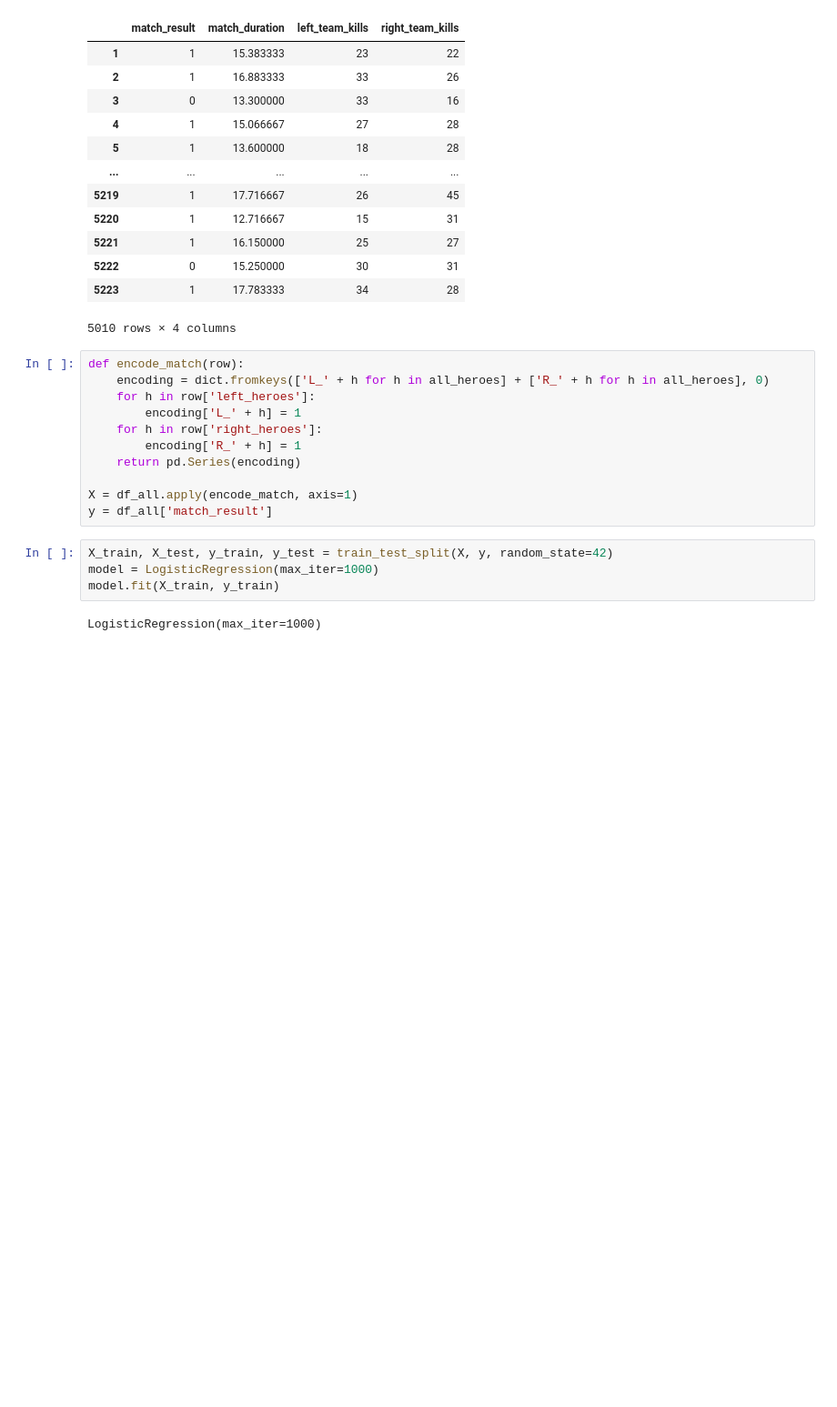
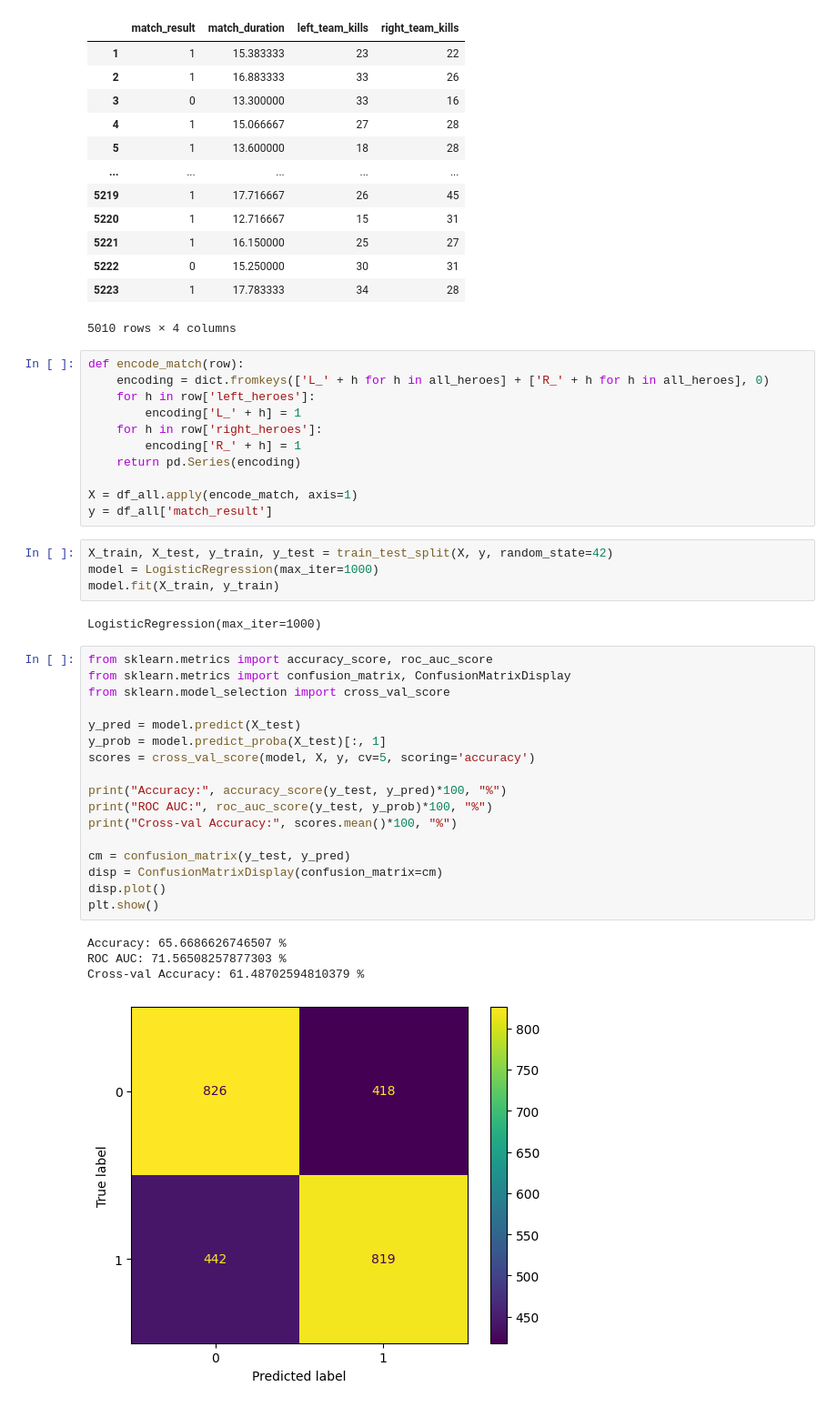
Before and after one commit to renasyan/datmin-tubes-mlbb, a Jupyter notebook: TUBES_DATMIN_MOBILE_LEGEND.ipynb, the cells around one changed output. Shown at 91% size. Drawn from its saved outputs; the diff is of its cells as text; blank space fills up the shorter version.

```diff
--- a/TUBES_DATMIN_MOBILE_LEGEND.ipynb
+++ b/TUBES_DATMIN_MOBILE_LEGEND.ipynb
@@ -355,4 +355,26 @@ model = LogisticRegression(max_iter=1000)
 model.fit(X_train, y_train)
 # %% [output]
 LogisticRegression(max_iter=1000)
+# %%
+from sklearn.metrics import accuracy_score, roc_auc_score
+from sklearn.metrics import confusion_matrix, ConfusionMatrixDisplay
+from sklearn.model_selection import cross_val_score
+
+y_pred = model.predict(X_test)
+y_prob = model.predict_proba(X_test)[:, 1]
+scores = cross_val_score(model, X, y, cv=5, scoring='accuracy')
+
+print("Accuracy:", accuracy_score(y_test, y_pred)*100, "%")
+print("ROC AUC:", roc_auc_score(y_test, y_prob)*100, "%")
+print("Cross-val Accuracy:", scores.mean()*100, "%")
+
+cm = confusion_matrix(y_test, y_pred)
+disp = ConfusionMatrixDisplay(confusion_matrix=cm)
+disp.plot()
+plt.show()
+# %% [output]
+Accuracy: 65.6686626746507 %
+ROC AUC: 71.56508257877303 %
+Cross-val Accuracy: 61.48702594810379 %
+[figure, added]
 # %%
```
Also changed, not shown: parts of 2 cells of this notebook.
